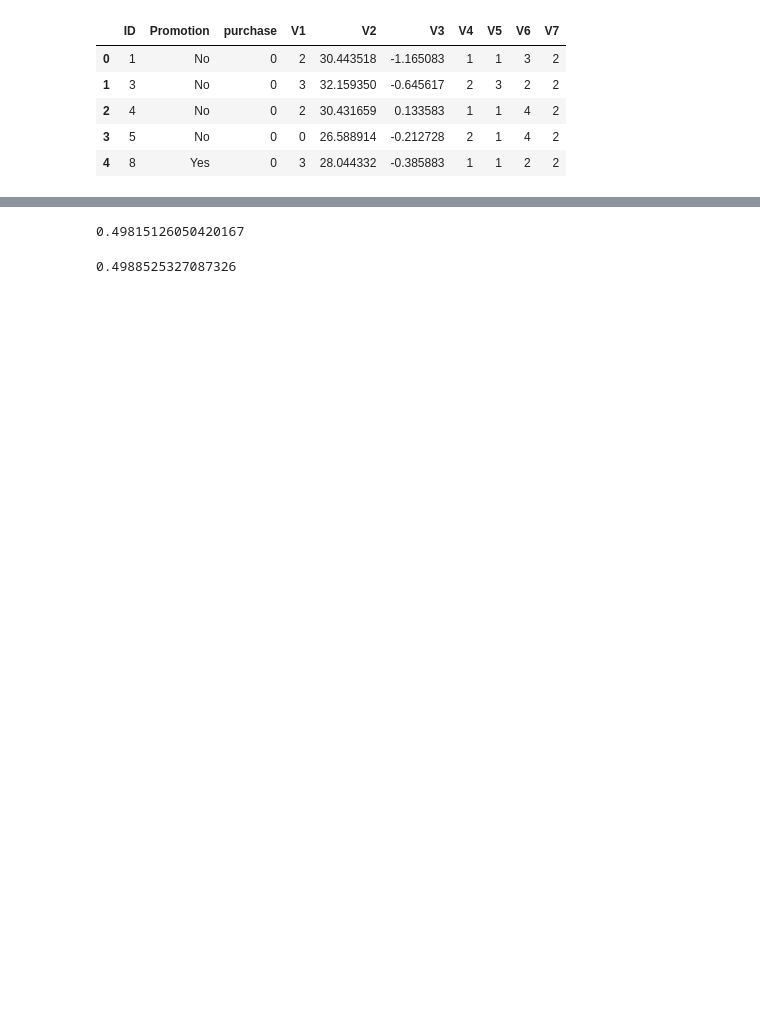
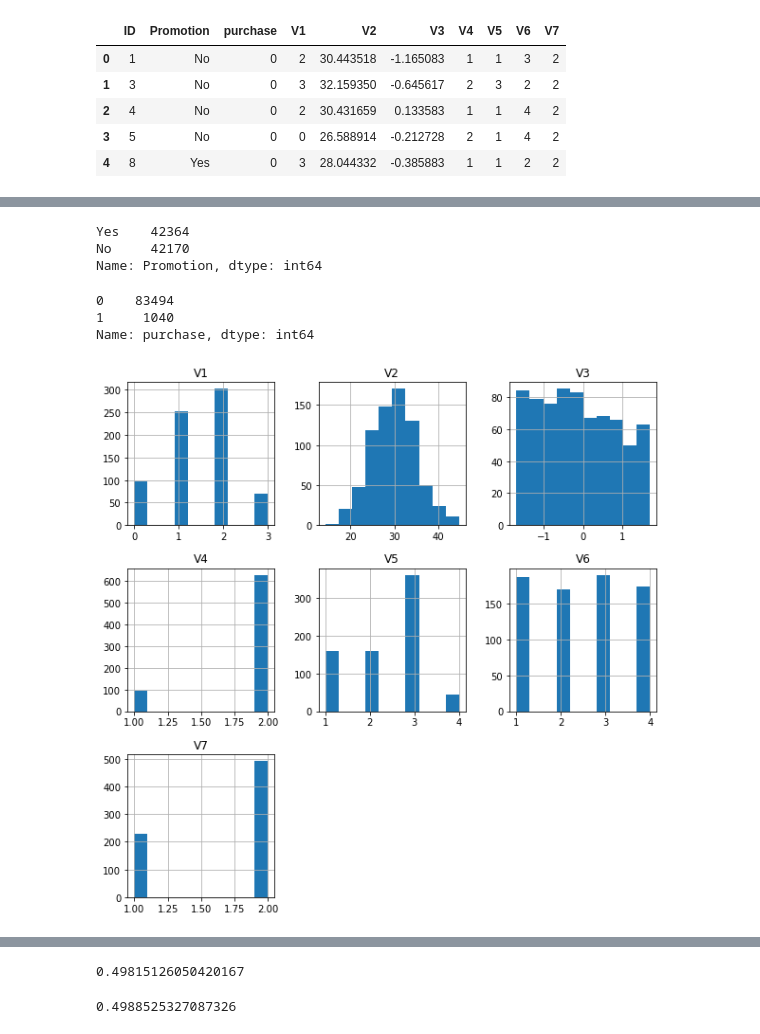
Before and after one commit to pedflotor/Data-Scientist-Nanodegree, a Jupyter notebook: Portfolio Exercises/Starbucks/Starbucks.ipynb, the cells around one changed output, grey strips where cells are left out. Cells and saved outputs as stored; diff of their text form; code cells hidden in the pictures; blank space fills up the shorter version.

Commit message:
feat: Data exploration

```diff
--- a/Portfolio Exercises/Starbucks/Starbucks.ipynb
+++ b/Portfolio Exercises/Starbucks/Starbucks.ipynb
@@ -78,3 +109,21 @@ train_data.head()
 # %%
 # Cells for you to work and document as necessary -
 # definitely feel free to add more cells as you need
+# %%
+features = ['V1', 'V2', 'V3', 'V4', 'V5', 'V6', 'V7']
+# %%
+train_data['Promotion'].value_counts()
+# %% [output]
+Yes    42364
+No     42170
+Name: Promotion, dtype: int64
+# %%
+train_data['purchase'].value_counts()
+# %% [output]
+0    83494
+1     1040
+Name: purchase, dtype: int64
+# %%
+train_data[(train_data['Promotion']=='Yes') & (train_data['purchase']==1)][features].hist(figsize=(10,10));
+# %% [output]
+[figure, added]
```
Also changed, not shown: parts of 15 cells of this notebook.
